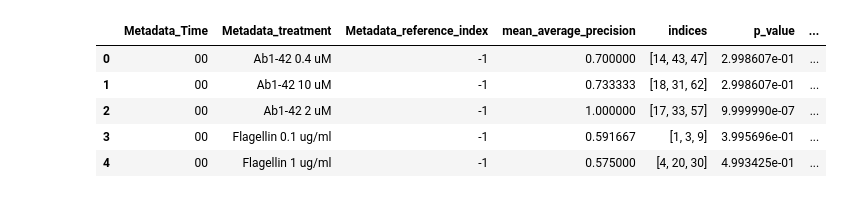
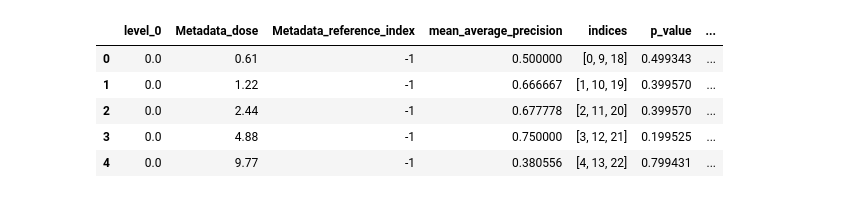
Before and after one commit to WayScience/live_cell_timelapse_apoptosis_analysis, a Jupyter notebook: one_off_analysis/notebooks/0.run_map_across_channels.ipynb, the cells around one changed output. Saved outputs shown, nothing was run; the diff lists cells and outputs as text; code cells hidden in the pictures.

```diff
--- a/one_off_analysis/notebooks/0.run_map_across_channels.ipynb
+++ b/one_off_analysis/notebooks/0.run_map_across_channels.ipynb
@@ -121,10 +94,22 @@ df[
         "Feature_type",
         "Measurement",
         "Channel",
-        "Feature_info1",
-        "Feature_info2",
-        "Feature_info3",
+        "misc1",
+        "misc2",
+        "misc3",
+        "misc4",
+        "misc5",
     ]
 ] = df["features"].str.split("_", expand=True)
+# Update Channel column where it contains "CL"
+
+df.loc[df["Channel"].str.contains("CL", na=False), "Channel"] = (
+    df["Channel"] + "_" + df["misc1"]
+)
+# Update Channel column where it contains "CL_488"
+df.loc[df["Channel"].str.contains("CL_488", na=False), "Channel"] = (
+    df["Channel"] + "_" + df["misc2"]
+)
+df.drop(columns=["misc1", "misc2", "misc3", "misc4", "misc5"], inplace=True)
 df.head()
 # %% [output]
@@ -156,6 +159,6 @@ channel_combinations = channel_combinations + [["None"]]
 # %%
 channel_combo_output_dict = {}
-for shuffle in [True, False]:
+for shuffle in [False, True]:
     for channel_combination in channel_combinations:
         features_to_load = []
         features_to_load.append(metadata_cols)
@@ -167,7 +170,6 @@ for shuffle in [True, False]:
             for channel in channel_combination:
                 features_to_load.append(loadable_features[channel])
             features_to_load.append(loadable_features["None"])
-
         features_to_load = list(itertools.chain(*features_to_load))
         temporary_df = aggregate_df[features_to_load]
         if shuffle:
@@ -175,13 +177,20 @@ for shuffle in [True, False]:
             random.seed(0)
             # permutate the data
             for col in temporary_df.columns:
-                if "Metadata_Time" in col or "Metadata_treatment" in col:
+                if "Metadata_Time" in col or "Metadata_dose" in col:
                     pass
                 else:
                     temporary_df[col] = np.random.permutation(temporary_df[col])
         else:
             shuffle = "non_shuffled"
-        dict_of_map_dfs = run_mAP_across_time(temporary_df)
+
+        dict_of_map_dfs = run_mAP_across_time(
+            temporary_df,
+            seed=0,
+            time_column="Metadata_Time",
+            reference_column_name="Metadata_dose",
+            reference_group=aggregate_df["Metadata_dose"].min(),
+        )
         df = pd.concat(dict_of_map_dfs.values(), keys=dict_of_map_dfs.keys())
         df.reset_index(inplace=True)
         df["Channel"] = "_".join(channel_combination)
@@ -190,16 +199,15 @@ for shuffle in [True, False]:
 # %%
 final_df = pd.concat(
     channel_combo_output_dict.values(), keys=channel_combo_output_dict.keys()
 )
 final_df.reset_index(inplace=True, drop=True)
-final_df.rename(columns={"level_0": "Metadata_Time"}, inplace=True)
 # save the output to a file
 final_df.to_parquet("../results/mAP_across_channels.parquet")
 final_df.head()
 # %% [output]
-|  | Metadata_Time | Metadata_treatment | Metadata_reference_index | mean_average_precision | indices | p_value | ... |
-| 0 | 00 | Ab1-42 0.4 uM | -1 | 0.700000 | [14, 43, 47] | 2.998607e-01 | ... |
-| 1 | 00 | Ab1-42 10 uM | -1 | 0.733333 | [18, 31, 62] | 2.998607e-01 | ... |
-| 2 | 00 | Ab1-42 2 uM | -1 | 1.000000 | [17, 33, 57] | 9.999990e-07 | ... |
-| 3 | 00 | Flagellin 0.1 ug/ml | -1 | 0.591667 | [1, 3, 9] | 3.995696e-01 | ... |
-| 4 | 00 | Flagellin 1 ug/ml | -1 | 0.575000 | [4, 20, 30] | 4.993425e-01 | ... |
+|  | level_0 | Metadata_dose | Metadata_reference_index | mean_average_precision | indices | p_value | ... |
+| 0 | 0.0 | 0.61 | -1 | 0.500000 | [0, 9, 18] | 0.499343 | ... |
+| 1 | 0.0 | 1.22 | -1 | 0.666667 | [1, 10, 19] | 0.399570 | ... |
+| 2 | 0.0 | 2.44 | -1 | 0.677778 | [2, 11, 20] | 0.399570 | ... |
+| 3 | 0.0 | 4.88 | -1 | 0.750000 | [3, 12, 21] | 0.199525 | ... |
+| 4 | 0.0 | 9.77 | -1 | 0.380556 | [4, 13, 22] | 0.799431 | ... |
```
Also changed, not shown: parts of 5 cells of this notebook, 13 other files.
